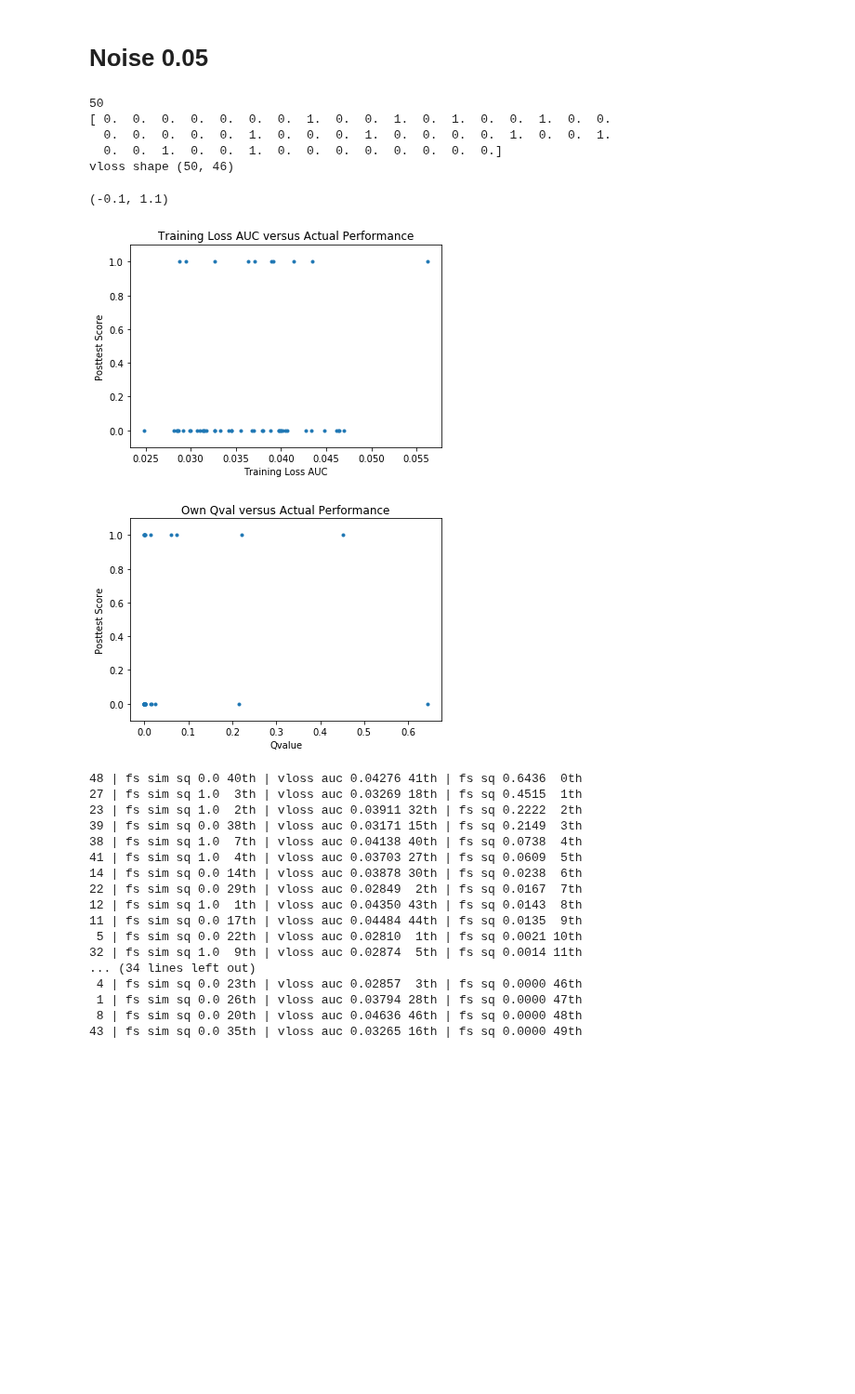
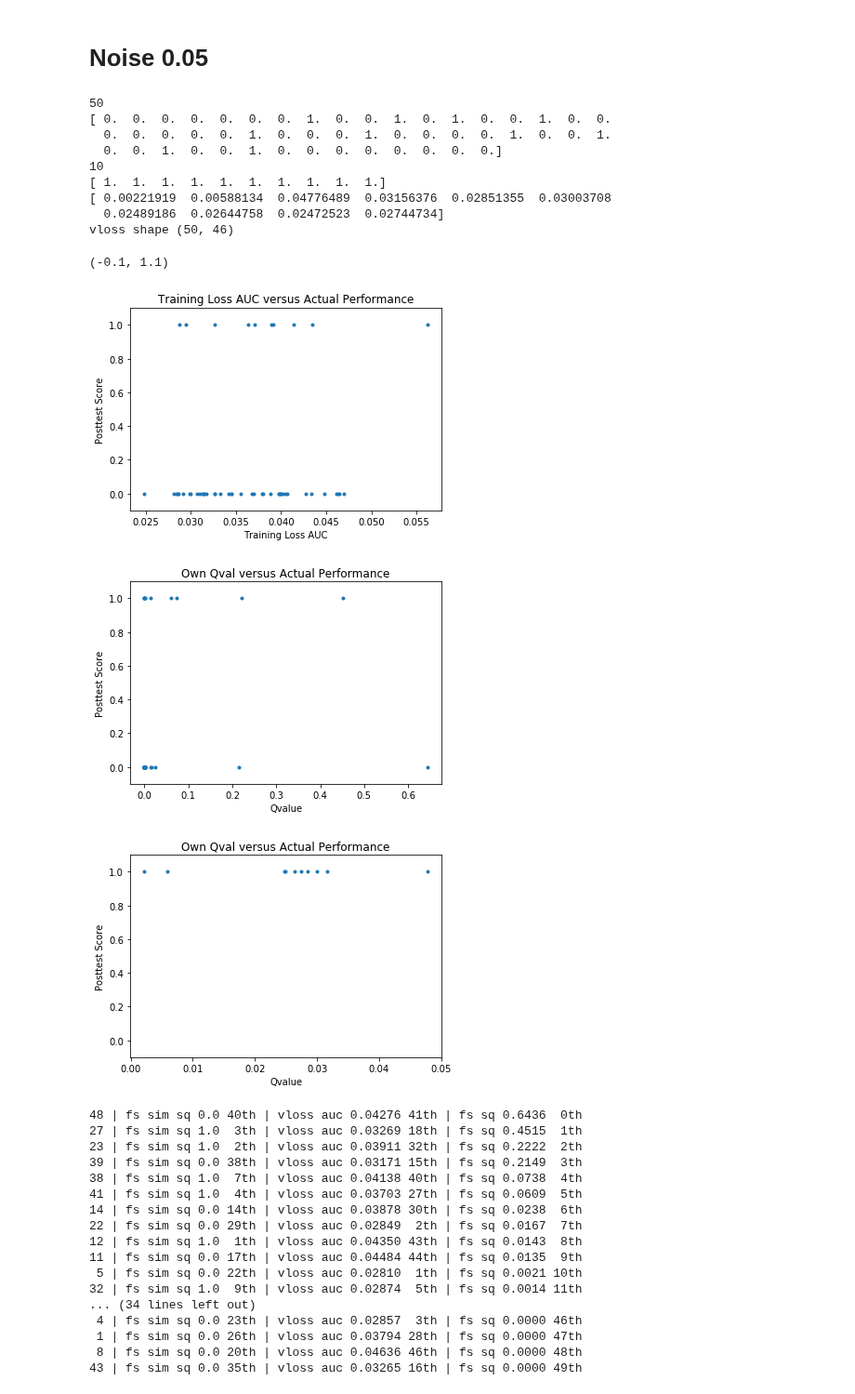
Before and after one commit to lisa-1010/smart-tutor, a Jupyter notebook: code/student2aw4l5.ipynb, the cells around one changed output. Shown at 93% size. Saved outputs shown, nothing was run; the diff lists cells and outputs as text; code cells hidden in the pictures; blank space fills up the shorter version.

Commit message:
ensemble experiments started

```diff
--- a/code/student2aw4l5.ipynb
+++ b/code/student2aw4l5.ipynb
@@ -124,10 +124,19 @@ data31 = np.load('experiments/test2_modelgrusimple_mid-dropout10-shuffle1-data-t
 with open('experiments/test2_modelgrusimple_mid-dropout10-shuffle1-data-test2a-w4-n100000-l5-random.pickle/fsearch-runB-horizon6.pickle','rb') as f:
     fsdata = pickle.load(f)
 
+with open('experiments/test2_modelgrusimple_mid-dropout10-shuffle1-data-test2a-w4-n100000-l5-random.pickle/fsearchensemble-runB-horizon6.pickle','rb') as f:
+    fsensemble = pickle.load(f)
+
 six.print_(len(fsdata))
 fs_sq = np.array([d[0][1] for d in fsdata])
 fs_sim_sq = np.array([d[0][3] for d in fsdata])
 six.print_(fs_sim_sq)
+
+six.print_(len(fsensemble))
+fsen_sq = np.array([d[0][1] for d in fsensemble])
+fsen_sim_sq = np.array([d[0][3] for d in fsensemble])
+six.print_(fsen_sim_sq)
+six.print_(fsen_sq)
 
 vloss = np.vstack((data11['vloss'],))
 vloss_auc = np.sum(vloss,axis=1)
@@ -159,7 +168,7 @@ ranked_by_vloss = ixs2ranks(sorted_by_vloss)
 
 six.print_('vloss shape {}'.format(vloss.shape))
 
-num_models = scores.shape[0]
+num_models = vloss_auc.shape[0]
 
 graph_trainauc_score(vloss, fs_sim_sq)
 ylim(-0.1,1.1)
@@ -209,11 +222,19 @@ data31 = np.load('experiments/test2_modelgrusimple_mid-noise0.05-dropout10-shuff
 
 with open('experiments/test2_modelgrusimple_mid-noise0.05-dropout10-shuffle1-data-test2a-w4-n100000-l5-random.pickle/fsearch-runB-horizon6.pickle','rb') as f:
     fsdata = pickle.load(f)
+with open('experiments/test2_modelgrusimple_mid-noise0.05-dropout10-shuffle1-data-test2a-w4-n100000-l5-random.pickle/fsearchensemble-runB-horizon6.pickle','rb') as f:
+    fsensemble = pickle.load(f)
 
 six.print_(len(fsdata))
 fs_sq = np.array([d[0][1] for d in fsdata])
 fs_sim_sq = np.array([d[0][3] for d in fsdata])
 six.print_(fs_sim_sq)
+
+six.print_(len(fsensemble))
+fsen_sq = np.array([d[0][1] for d in fsensemble])
+fsen_sim_sq = np.array([d[0][3] for d in fsensemble])
+six.print_(fsen_sim_sq)
+six.print_(fsen_sq)
 
 vloss = np.vstack((data11['vloss'],))
 vloss_auc = np.sum(vloss,axis=1)
@@ -235,34 +256,42 @@ sorted_by_fs_sim_sq = np.flipud(np.argsort(fs_sim_sq))
 ranked_by_fs_sim_sq = ixs2ranks(sorted_by_fs_sim_sq)
 
 sorted_by_fs_sq = np.flipud(np.argsort(fs_sq))
 ranked_by_fs_sq = ixs2ranks(sorted_by_fs_sq)
 
 sorted_by_vloss = np.argsort(vloss_auc)
 ranked_by_vloss = ixs2ranks(sorted_by_vloss)
 
 #sorted_by_qval = np.flipud(np.argsort(selfqvals))
 #ranked_by_qval = ixs2ranks(sorted_by_qval)
 
 six.print_('vloss shape {}'.format(vloss.shape))
 
-num_models = scores.shape[0]
+num_models = vloss_auc.shape[0]
 
 graph_trainauc_score(vloss, fs_sim_sq)
 ylim(-0.1,1.1)
 # 10/50 good policy-models
 
 
 graph_qval_score(fs_sq, fs_sim_sq)
 ylim(-0.1,1.1)
+
+graph_qval_score(fsen_sq, fsen_sim_sq)
+ylim(-0.1,1.1)
 # %% [output]
 50
 [ 0.  0.  0.  0.  0.  0.  0.  1.  0.  0.  1.  0.  1.  0.  0.  1.  0.  0.
   0.  0.  0.  0.  0.  1.  0.  0.  0.  1.  0.  0.  0.  0.  1.  0.  0.  1.
   0.  0.  1.  0.  0.  1.  0.  0.  0.  0.  0.  0.  0.  0.]
+10
+[ 1.  1.  1.  1.  1.  1.  1.  1.  1.  1.]
+[ 0.00221919  0.00588134  0.04776489  0.03156376  0.02851355  0.03003708
+  0.02489186  0.02644758  0.02472523  0.02744734]
 vloss shape (50, 46)
 (-0.1, 1.1)
 [figure]
 [figure]
+[figure, added]
 # %%
 for i in six.moves.range(num_models):
     ix = sorted_by_fs_sq[i]
```
Also changed, not shown: parts of 1 cell of this notebook, 4 other files.
